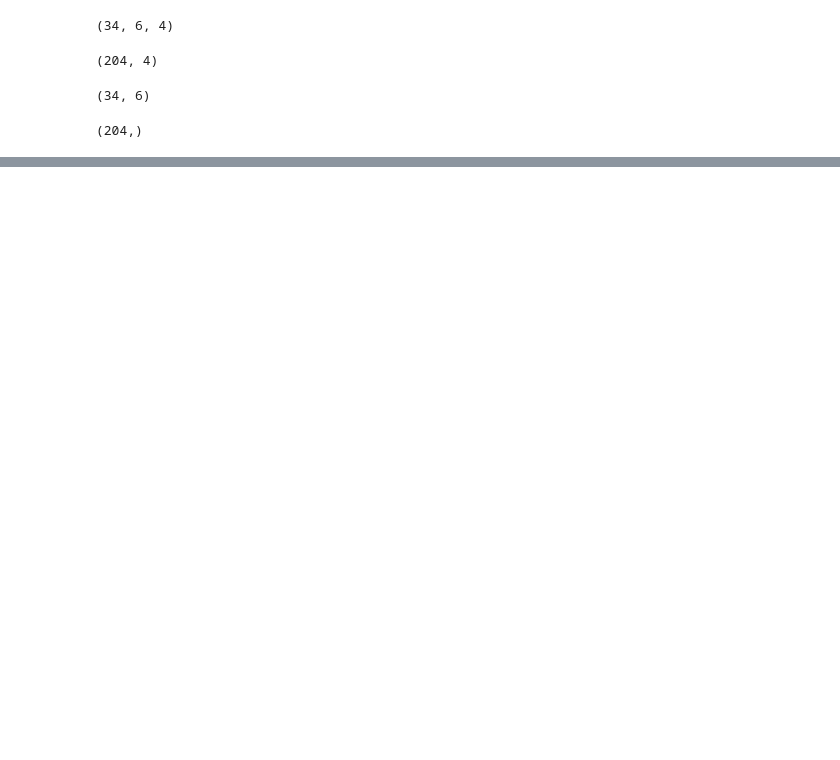
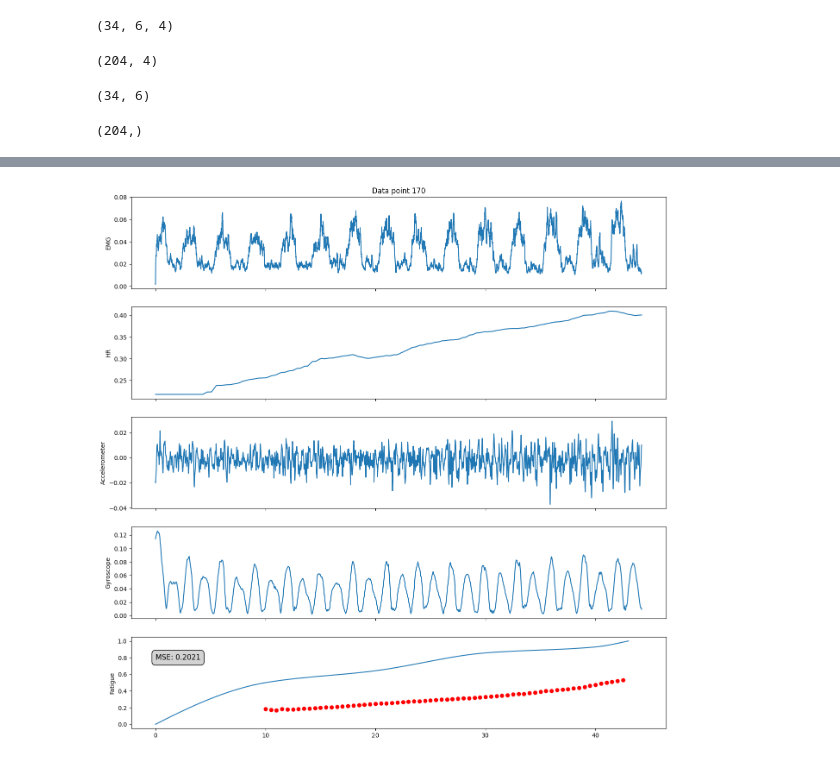
Before and after one commit to gkouretas/ros2_ws, a Jupyter notebook: train_model.ipynb, the cells around one changed output, grey strips where cells are left out. Cells and saved outputs as stored; diff of their text form; code cells hidden in the pictures; blank space fills up the shorter version.

```diff
--- a/train_model.ipynb
+++ b/train_model.ipynb
@@ -276,19 +419,17 @@ Model: "functional"
 # %%
 optimizer = keras.optimizers.Adam()
-fatigue_classifier
-# model.compile(optimizer=optimizer, loss=keras.losses.MeanSquaredError, metrics=["accuracy", "mse"])
-model.compile(optimizer=optimizer, loss=fatigue_classifier.masked_loss_with_all_zero_check, metrics=["mse"])
+fatigue_classifier.compile(optimizer=optimizer, loss=fatigue_classifier.model_loss_function)
 # %%
-history = model.fit(
+history = fatigue_classifier.fit(
     (
         tf.convert_to_tensor(inputs["EMG"], dtype="float32"),
-        tf.convert_to_tensor(inputs["HR"], dtype="float32"),
+        tf.convert_to_tensor(inputs["HR"], dtype="float32") * 0.0,
         tf.convert_to_tensor(inputs["Accelerometer"], dtype="float32"),
         tf.convert_to_tensor(inputs["Gyroscope"], dtype="float32")
     ),
      tf.convert_to_tensor(outputs, dtype="float32"),
      batch_size=1,
-     epochs=50,
+     epochs=100,
      validation_split=0.8
 )
 # %% [output]
@@ -316,0 +439,56 @@ KeyboardInterrupt:
+# %%
+%matplotlib inline
+import matplotlib.pyplot as plt
+from matplotlib.axes import Axes
+
+signals = ("EMG", "HR", "Accelerometer", "Gyroscope", "Fatigue")
+sampling_rates = (SAMPLING_RATE_EMG, SAMPLING_RATE_BPM, SAMPLING_RATE_IMU, SAMPLING_RATE_IMU, SAMPLING_RATE_EMG)
+
+n_images = 1
+fig, ax = plt.subplots(len(signals), n_images, sharex=True, figsize=(16,16))
+if n_images == 1: ax = ax.reshape((len(signals),1))
+data_index = np.random.randint(0, inputs["EMG"].shape[0], (n_images,))
+
+for i in range(n_images):
+    ax[0][i].set_title(f"Data point {data_index[i]}")
+
+    for j,name in enumerate(signals):
+        a: Axes = ax[j][i]
+
+        if name != "Fatigue":
+            signal: NDArray = combined_data[data_index[i]][j]
+        else:
+            signal: NDArray = combined_labels[data_index[i]]
+
+        signal=signal[np.where(signal != MASK_VALUE)]
+
+        a.plot(
+            np.linspace(0.0, sampling_rates[j]*signal.size, signal.size),
+            signal
+        )
+
+        ax[j][i].set_ylabel(signals[j])
+
+        if name == "Fatigue":
+            out = fatigue_classifier.predict(
+                (
+                    tf.convert_to_tensor(inputs["EMG"][data_index[i]].reshape([1] + list(inputs["EMG"][0].shape)), dtype="float32"),
+                    tf.convert_to_tensor(inputs["HR"][data_index[i]].reshape([1] + list(inputs["HR"][0].shape)), dtype="float32"),
+                    tf.convert_to_tensor(inputs["Accelerometer"][data_index[i]].reshape([1] + list(inputs["Accelerometer"][0].shape)), dtype="float32"),
+                    tf.convert_to_tensor(inputs["Gyroscope"][data_index[i]].reshape([1] + list(inputs["Gyroscope"][0].shape)), dtype="float32")
+                ),
+                batch_size=1
+            )
+
+            out_pred = copy.deepcopy(out[0, :, 0])
+            out_pred=out_pred[np.where(outputs[data_index[i]] != MASK_VALUE)]
+
+            a.scatter(
+                np.arange(WINDOW_SIZE_SEC, WINDOW_SIZE_SEC+out_pred.size*STRIDE_SEC, STRIDE_SEC),
+                out_pred,
+                c="red"
+            )
+
+            a.text(0.0, 0.8, f"MSE: {FatigueClassifier.loss(tf.convert_to_tensor(outputs[data_index[i]].reshape((1, outputs[data_index[i]].shape[0], 1)), dtype=tf.float32), out, MASK_VALUE):.4f}",
+                   fontsize=12, ha='left', va='center', bbox=dict(facecolor='lightgray', edgecolor='black', boxstyle='round,pad=0.5'))
+# %% [output]
@@ -316,0 +496 @@ KeyboardInterrupt:
+[figure, added]
```
Also changed, not shown: parts of 19 cells of this notebook.
